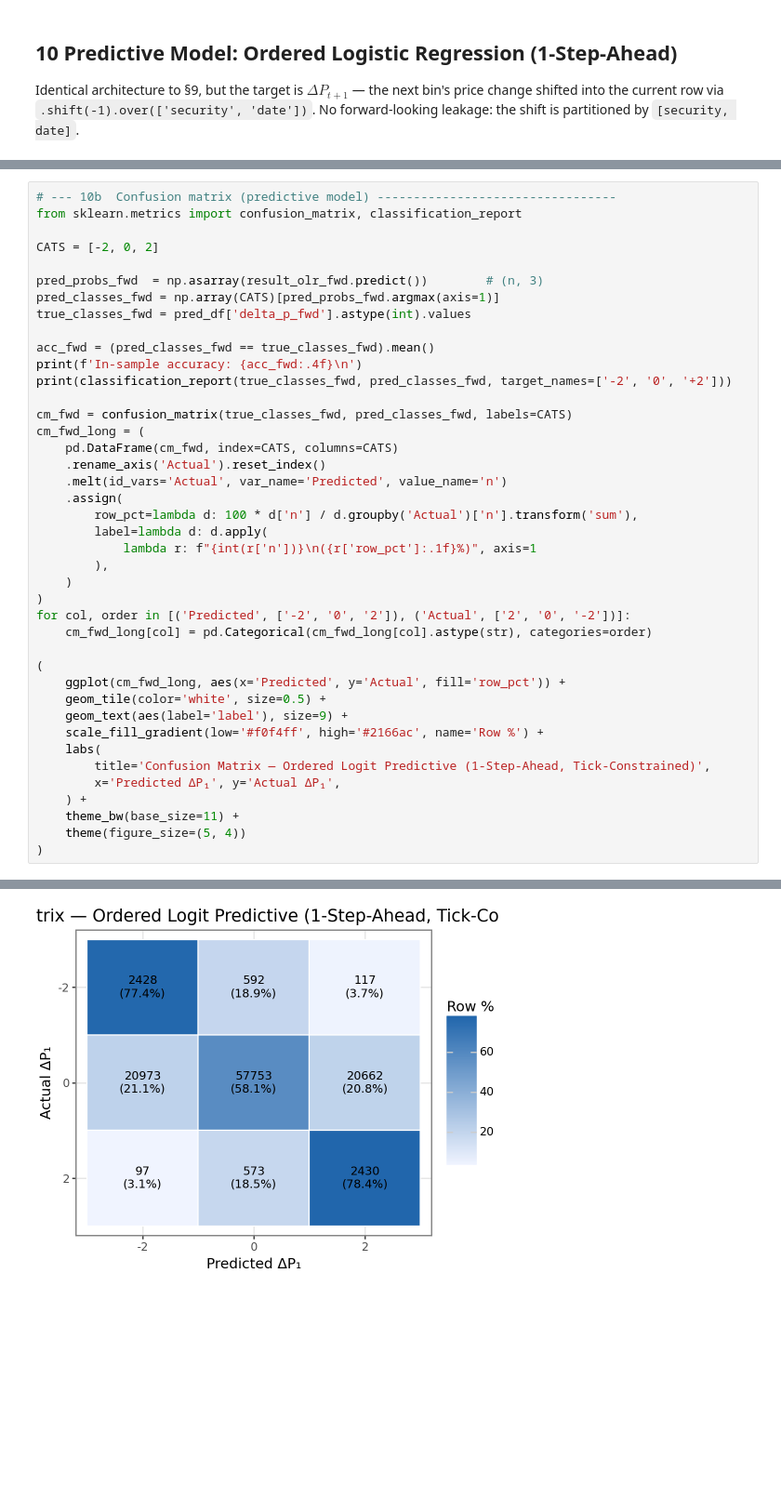
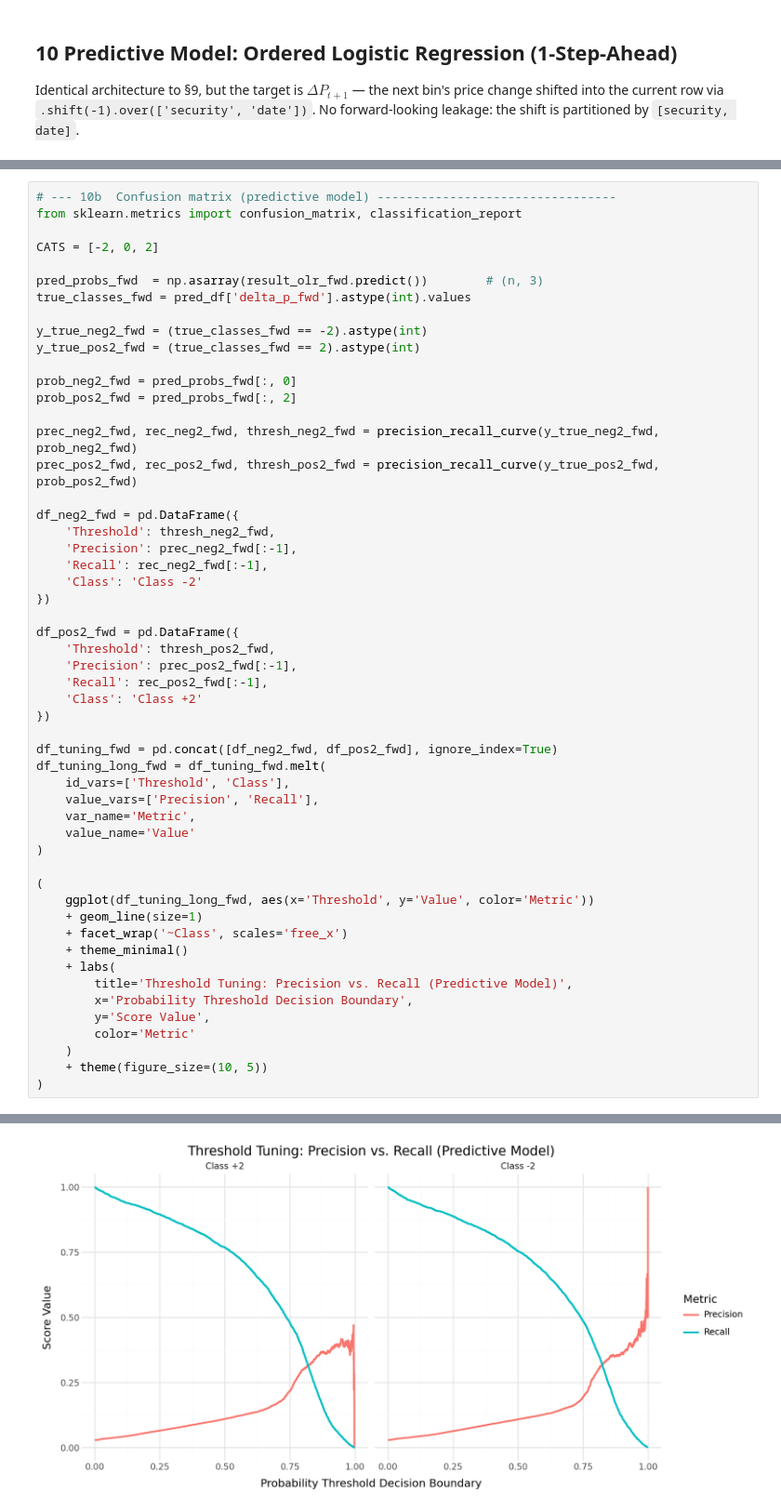
Before and after one commit to qe-internship-wjw/ip1, a Jupyter notebook: notebooks/01_ob_signals_calendar_spread.ipynb, the cells around one changed output, grey strips where cells are left out. Shown at 93% size. Cells and saved outputs as stored; diff of their text form; blank space fills up the shorter version.

Commit message:
Add PTT for predictive

```diff
--- a/notebooks/01_ob_signals_calendar_spread.ipynb
+++ b/notebooks/01_ob_signals_calendar_spread.ipynb
@@ -1491,38 +1491,50 @@ from sklearn.metrics import confusion_matrix, classification_report
 CATS = [-2, 0, 2]
 
 pred_probs_fwd  = np.asarray(result_olr_fwd.predict())        # (n, 3)
-pred_classes_fwd = np.array(CATS)[pred_probs_fwd.argmax(axis=1)]
 true_classes_fwd = pred_df['delta_p_fwd'].astype(int).values
 
-acc_fwd = (pred_classes_fwd == true_classes_fwd).mean()
-print(f'In-sample accuracy: {acc_fwd:.4f}\n')
-print(classification_report(true_classes_fwd, pred_classes_fwd, target_names=['-2', '0', '+2']))
+y_true_neg2_fwd = (true_classes_fwd == -2).astype(int)
+y_true_pos2_fwd = (true_classes_fwd == 2).astype(int)
 
-cm_fwd = confusion_matrix(true_classes_fwd, pred_classes_fwd, labels=CATS)
-cm_fwd_long = (
-    pd.DataFrame(cm_fwd, index=CATS, columns=CATS)
-    .rename_axis('Actual').reset_index()
-    .melt(id_vars='Actual', var_name='Predicted', value_name='n')
-    .assign(
-        row_pct=lambda d: 100 * d['n'] / d.groupby('Actual')['n'].transform('sum'),
-        label=lambda d: d.apply(
-            lambda r: f"{int(r['n'])}\n({r['row_pct']:.1f}%)", axis=1
-        ),
-    )
+prob_neg2_fwd = pred_probs_fwd[:, 0]
+prob_pos2_fwd = pred_probs_fwd[:, 2]
+
+prec_neg2_fwd, rec_neg2_fwd, thresh_neg2_fwd = precision_recall_curve(y_true_neg2_fwd, prob_neg2_fwd)
+prec_pos2_fwd, rec_pos2_fwd, thresh_pos2_fwd = precision_recall_curve(y_true_pos2_fwd, prob_pos2_fwd)
+
+df_neg2_fwd = pd.DataFrame({
+    'Threshold': thresh_neg2_fwd,
+    'Precision': prec_neg2_fwd[:-1],
+    'Recall': rec_neg2_fwd[:-1],
+    'Class': 'Class -2'
+})
+
+df_pos2_fwd = pd.DataFrame({
+    'Threshold': thresh_pos2_fwd,
+    'Precision': prec_pos2_fwd[:-1],
+    'Recall': rec_pos2_fwd[:-1],
+    'Class': 'Class +2'
+})
+
+df_tuning_fwd = pd.concat([df_neg2_fwd, df_pos2_fwd], ignore_index=True)
+df_tuning_long_fwd = df_tuning_fwd.melt(
+    id_vars=['Threshold', 'Class'],
+    value_vars=['Precision', 'Recall'],
+    var_name='Metric',
+    value_name='Value'
 )
-for col, order in [('Predicted', ['-2', '0', '2']), ('Actual', ['2', '0', '-2'])]:
-    cm_fwd_long[col] = pd.Categorical(cm_fwd_long[col].astype(str), categories=order)
 
 (
-    ggplot(cm_fwd_long, aes(x='Predicted', y='Actual', fill='row_pct')) +
-    geom_tile(color='white', size=0.5) +
-    geom_text(aes(label='label'), size=9) +
-    scale_fill_gradient(low='#f0f4ff', high='#2166ac', name='Row %') +
-    labs(
-        title='Confusion Matrix — Ordered Logit Predictive (1-Step-Ahead, Tick-Constrained)',
-        x='Predicted ΔP₁', y='Actual ΔP₁',
-    ) +
-    theme_bw(base_size=11) +
-    theme(figure_size=(5, 4))
+    ggplot(df_tuning_long_fwd, aes(x='Threshold', y='Value', color='Metric'))
+    + geom_line(size=1)
+    + facet_wrap('~Class', scales='free_x')
+    + theme_minimal()
+    + labs(
+        title='Threshold Tuning: Precision vs. Recall (Predictive Model)',
+        x='Probability Threshold Decision Boundary',
+        y='Score Value',
+        color='Metric'
+    )
+    + theme(figure_size=(10, 5))
 )
 # %% [output]
@@ -1540 +1541 @@ weighted avg       0.93      0.59      0.70    105625
-[figure, old version]
+[figure, new version]
```
Also changed, not shown: parts of 3 cells of this notebook.
